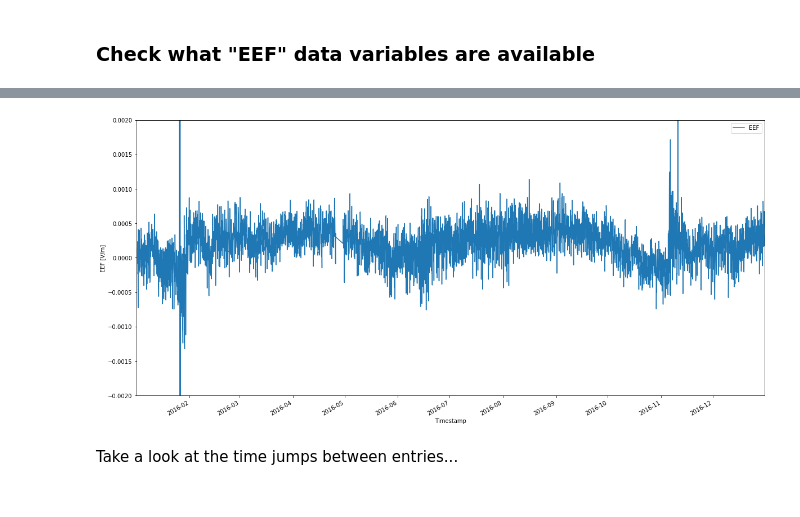
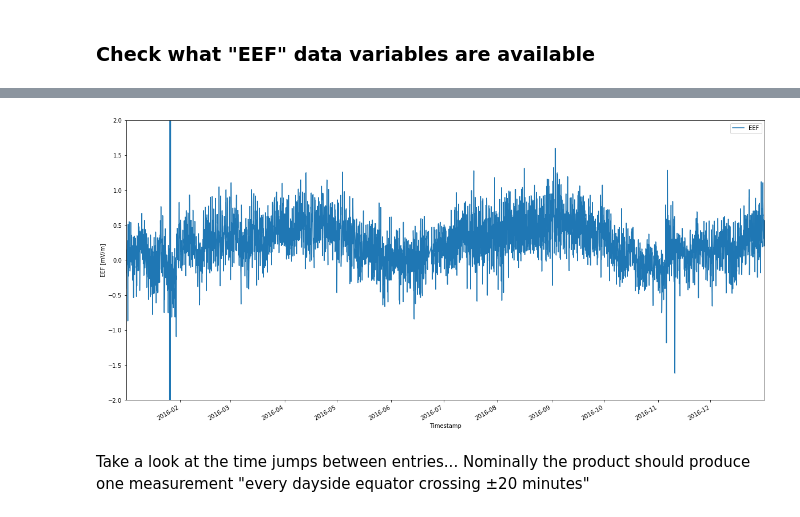
Before and after one commit to Swarm-DISC/Swarm_notebooks, a Jupyter notebook: 03f__Demo-EEFxTMS_2F.ipynb, the cells around one changed output, grey strips where cells are left out. Cells and saved outputs as stored; diff of their text form; code cells hidden in the pictures.

```diff
--- a/03f__Demo-EEFxTMS_2F.ipynb
+++ b/03f__Demo-EEFxTMS_2F.ipynb
@@ -46,6 +47,6 @@ request.available_measurements("EEF")
 # %%
 request.set_collection("SW_OPER_EEFBTMS_2F")
-request.set_products(measurements=["EEF", "RelErr"])
+request.set_products(measurements=["EEF", "EEJ", "Flags"])
 data = request.get_between(
     dt.datetime(2016,1,1),
     dt.datetime(2017,1,1)
@@ -73,8 +75,8 @@ df.head()
 # %%
 ax = df.plot(y="EEF", figsize=(20,10))
-ax.set_ylim((-0.002, 0.002));
-ax.set_ylabel("EEF [V/m]");
+ax.set_ylim((-2, 2));
+ax.set_ylabel("EEF [mV/m]");
 # %% [output]
-[figure, old version]
+[figure, new version]
 # %% [markdown]
-Take a look at the time jumps between entries...
+Take a look at the time jumps between entries... Nominally the product should produce one measurement "every dayside equator crossing ±20 minutes"
```
Also changed, not shown: parts of 13 cells of this notebook.
